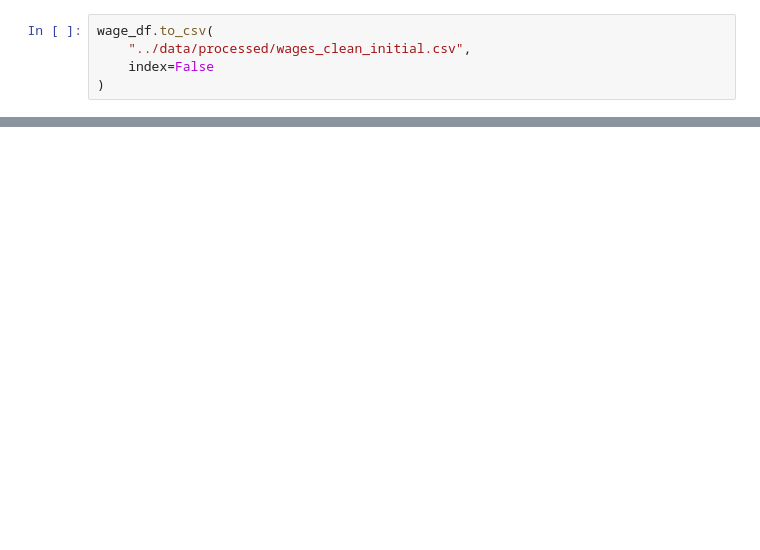
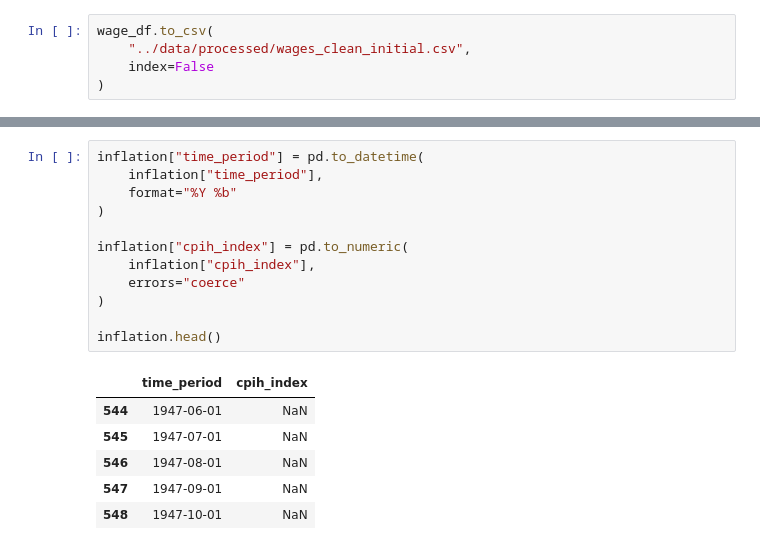
Before and after one commit to Puffinscatz/uk-affordability-analysis, a Jupyter notebook: notebooks/01_data_collection.ipynb, the cells around one changed output, grey strips where cells are left out. Cells and saved outputs as stored; diff of their text form; blank space fills up the shorter version.

```diff
--- a/notebooks/01_data_collection.ipynb
+++ b/notebooks/01_data_collection.ipynb
@@ -144,0 +190,19 @@ wage_df.to_csv(
+# %%
+inflation["time_period"] = pd.to_datetime(
+    inflation["time_period"],
+    format="%Y %b"
+)
+
+inflation["cpih_index"] = pd.to_numeric(
+    inflation["cpih_index"],
+    errors="coerce"
+)
+
+inflation.head()
+# %% [output]
+|  | time_period | cpih_index |
+| 544 | 1947-06-01 | NaN |
+| 545 | 1947-07-01 | NaN |
+| 546 | 1947-08-01 | NaN |
+| 547 | 1947-09-01 | NaN |
+| 548 | 1947-10-01 | NaN |
```
Also changed, not shown: parts of 9 cells of this notebook, 4 other files.
